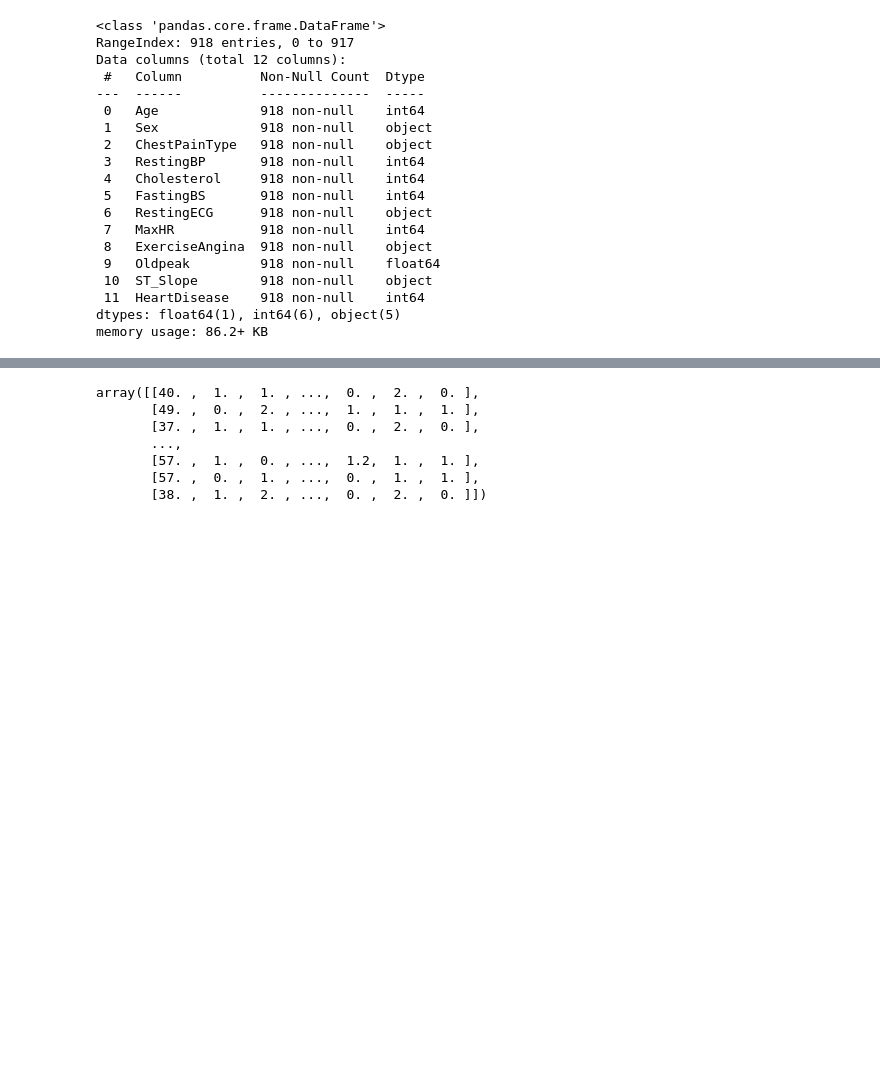
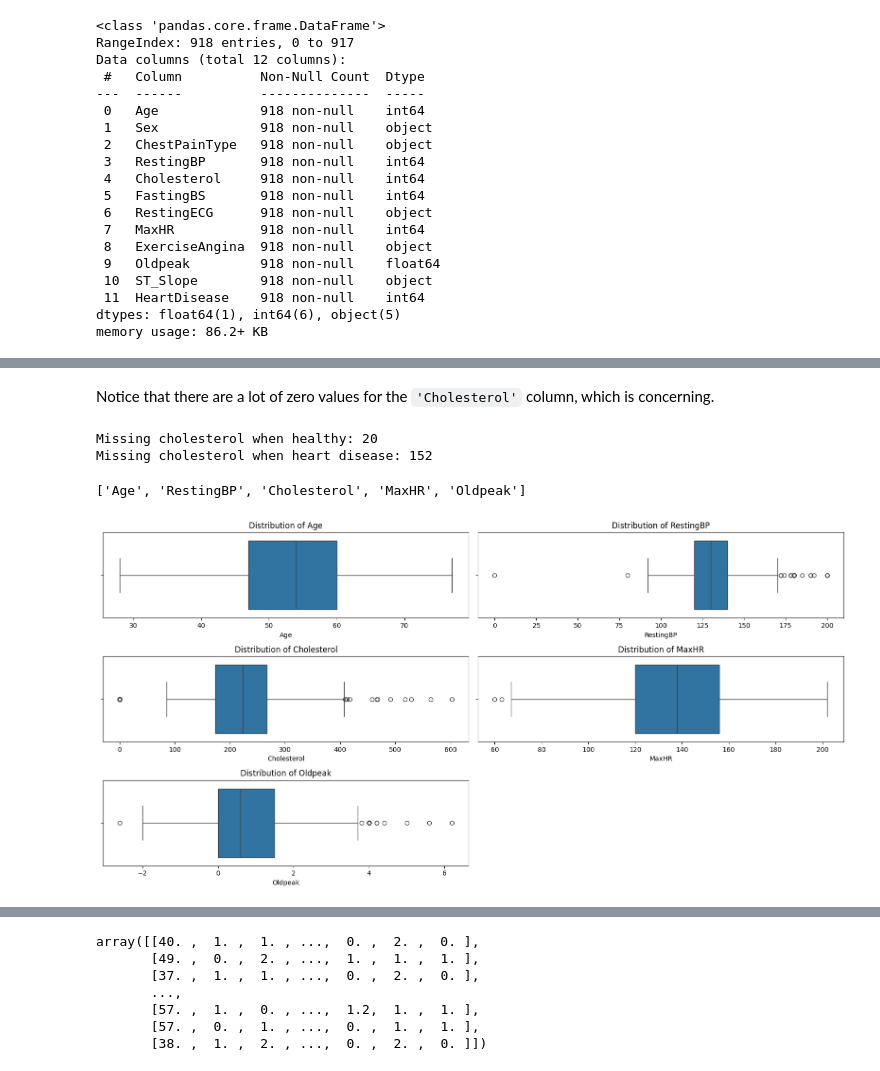
Before and after one commit to DebraBeat/ml-project, a Jupyter notebook: heart_failure_classification.ipynb, the cells around one changed output, grey strips where cells are left out. Drawn from its saved outputs; the diff is of its cells as text; code cells hidden in the pictures; blank space fills up the shorter version.

````diff
--- a/heart_failure_classification.ipynb
+++ b/heart_failure_classification.ipynb
@@ -112,0 +202,31 @@ df
+# %% [markdown]
+Notice that there are a lot of zero values for the ```'Cholesterol'``` column, which is concerning.
+# %%
+# See whether people with 0 cholesterol values are healthy or have heart disease
+print("Missing cholesterol when healthy:",len(df[(df['Cholesterol']==0) & (df['HeartDisease']==0)]))
+print("Missing cholesterol when heart disease:",(len(df[(df['Cholesterol']==0) & (df['HeartDisease']==1)])))
+# %% [output]
+Missing cholesterol when healthy: 20
+Missing cholesterol when heart disease: 152
+# %%
+##  Boxplots  ##
+
+# Create figure
+plt.figure(figsize=(16, 8))
+# Continuous variables
+unique_counts = df.nunique()
+cont_cols = unique_counts[unique_counts > 5].index.tolist()
+print(cont_cols)
+# Create a subplot grid
+n_cols = 2
+n_rows = ((len(cont_cols) + n_cols - 1) // n_cols)
+for i, col in enumerate(cont_cols):
+    plt.subplot(n_rows, n_cols, i+1)
+    sns.boxplot(x=df[col])
+    plt.title(f'Distribution of {col}')
+    plt.tight_layout()
+
+plt.show()
+# %% [output]
+['Age', 'RestingBP', 'Cholesterol', 'MaxHR', 'Oldpeak']
+[figure, added]
````
Also changed, not shown: parts of 103 cells of this notebook.
